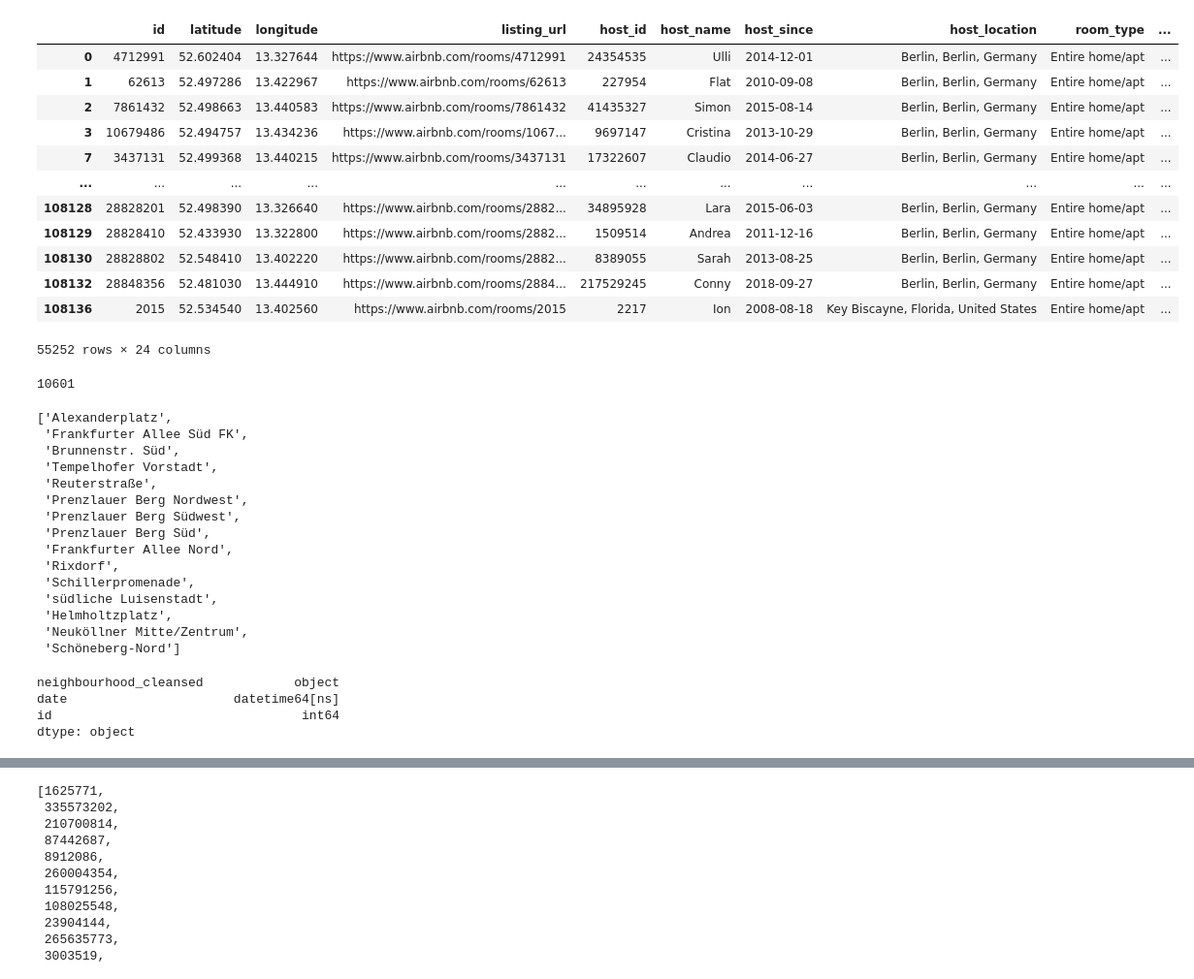
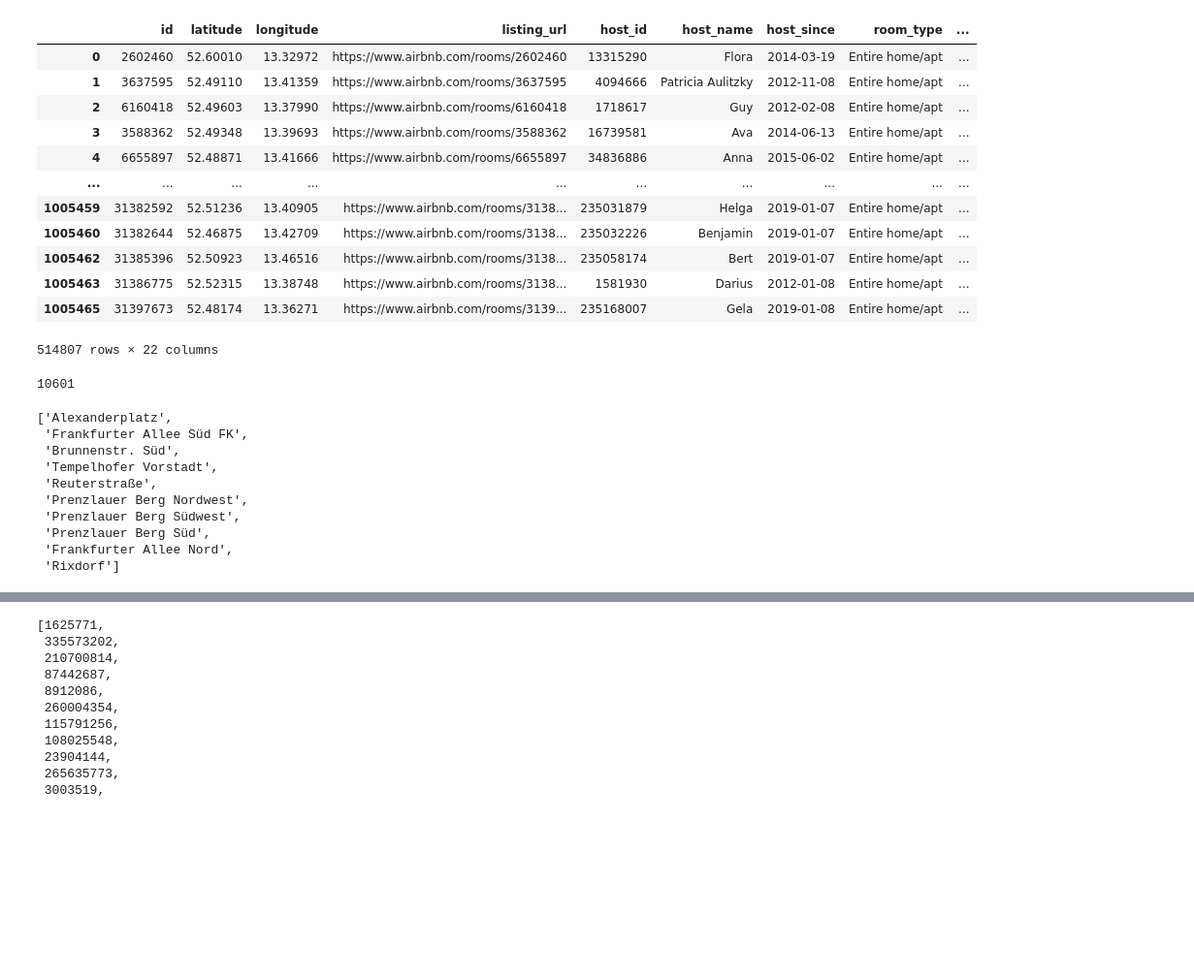
Before and after one commit to joao-dias-25/Airbnb-Dynamics-Berlin, a Jupyter notebook: agg_ploting.ipynb, the cells around one changed output, grey strips where cells are left out. Shown at 97% size. Cells and saved outputs as stored; diff of their text form; code cells hidden in the pictures; blank space fills up the shorter version.

```diff
--- a/agg_ploting.ipynb
+++ b/agg_ploting.ipynb
@@ -7,23 +18,20 @@ import seaborn as sns
 # %%
-# Entire_home_apt.csv
-# id_neighbordhood_date.csv
-
-df=pd.read_csv('../Final/Berlin/merge_data_files/Entire_home_apt_5y.csv' ,low_memory=False,index_col=0)
+df=pd.read_csv('../Final/Berlin/merge_data_files/Entire_home_apt.csv',low_memory=False,index_col=0)
 df
 # %% [output]
-|  | id | latitude | longitude | listing_url | host_id | host_name | host_since | host_location | room_type | ... |
-| 0 | 4712991 | 52.602404 | 13.327644 | https://www.airbnb.com/rooms/4712991 | 24354535 | Ulli | 2014-12-01 | Berlin, Berlin, Germany | Entire home/apt | ... |
-| 1 | 62613 | 52.497286 | 13.422967 | https://www.airbnb.com/rooms/62613 | 227954 | Flat | 2010-09-08 | Berlin, Berlin, Germany | Entire home/apt | ... |
-| 2 | 7861432 | 52.498663 | 13.440583 | https://www.airbnb.com/rooms/7861432 | 41435327 | Simon | 2015-08-14 | Berlin, Berlin, Germany | Entire home/apt | ... |
-| 3 | 10679486 | 52.494757 | 13.434236 | https://www.airbnb.com/rooms/1067... | 9697147 | Cristina | 2013-10-29 | Berlin, Berlin, Germany | Entire home/apt | ... |
-| 7 | 3437131 | 52.499368 | 13.440215 | https://www.airbnb.com/rooms/3437131 | 17322607 | Claudio | 2014-06-27 | Berlin, Berlin, Germany | Entire home/apt | ... |
-| ... | ... | ... | ... | ... | ... | ... | ... | ... | ... | ... |
-| 108128 | 28828201 | 52.498390 | 13.326640 | https://www.airbnb.com/rooms/2882... | 34895928 | Lara | 2015-06-03 | Berlin, Berlin, Germany | Entire home/apt | ... |
-| 108129 | 28828410 | 52.433930 | 13.322800 | https://www.airbnb.com/rooms/2882... | 1509514 | Andrea | 2011-12-16 | Berlin, Berlin, Germany | Entire home/apt | ... |
-| 108130 | 28828802 | 52.548410 | 13.402220 | https://www.airbnb.com/rooms/2882... | 8389055 | Sarah | 2013-08-25 | Berlin, Berlin, Germany | Entire home/apt | ... |
-| 108132 | 28848356 | 52.481030 | 13.444910 | https://www.airbnb.com/rooms/2884... | 217529245 | Conny | 2018-09-27 | Berlin, Berlin, Germany | Entire home/apt | ... |
-| 108136 | 2015 | 52.534540 | 13.402560 | https://www.airbnb.com/rooms/2015 | 2217 | Ion | 2008-08-18 | Key Biscayne, Florida, United States | Entire home/apt | ... |
+|  | id | latitude | longitude | listing_url | host_id | host_name | host_since | room_type | ... |
+| 0 | 2602460 | 52.60010 | 13.32972 | https://www.airbnb.com/rooms/2602460 | 13315290 | Flora | 2014-03-19 | Entire home/apt | ... |
+| 1 | 3637595 | 52.49110 | 13.41359 | https://www.airbnb.com/rooms/3637595 | 4094666 | Patricia Aulitzky | 2012-11-08 | Entire home/apt | ... |
+| 2 | 6160418 | 52.49603 | 13.37990 | https://www.airbnb.com/rooms/6160418 | 1718617 | Guy | 2012-02-08 | Entire home/apt | ... |
+| 3 | 3588362 | 52.49348 | 13.39693 | https://www.airbnb.com/rooms/3588362 | 16739581 | Ava | 2014-06-13 | Entire home/apt | ... |
+| 4 | 6655897 | 52.48871 | 13.41666 | https://www.airbnb.com/rooms/6655897 | 34836886 | Anna | 2015-06-02 | Entire home/apt | ... |
+| ... | ... | ... | ... | ... | ... | ... | ... | ... | ... |
+| 1005459 | 31382592 | 52.51236 | 13.40905 | https://www.airbnb.com/rooms/3138... | 235031879 | Helga | 2019-01-07 | Entire home/apt | ... |
+| 1005460 | 31382644 | 52.46875 | 13.42709 | https://www.airbnb.com/rooms/3138... | 235032226 | Benjamin | 2019-01-07 | Entire home/apt | ... |
+| 1005462 | 31385396 | 52.50923 | 13.46516 | https://www.airbnb.com/rooms/3138... | 235058174 | Bert | 2019-01-07 | Entire home/apt | ... |
+| 1005463 | 31386775 | 52.52315 | 13.38748 | https://www.airbnb.com/rooms/3138... | 1581930 | Darius | 2012-01-08 | Entire home/apt | ... |
+| 1005465 | 31397673 | 52.48174 | 13.36271 | https://www.airbnb.com/rooms/3139... | 235168007 | Gela | 2019-01-08 | Entire home/apt | ... |
-55252 rows × 24 columns
+514807 rows × 22 columns
 # %%
 
 df.loc[df.date=='2020-05-14'].host_id.nunique()
@@ -32,8 +40,8 @@ df.loc[df.date=='2020-05-14'].host_id.nunique()
 # %%
 #find the top 20 districts
 
-top15=df.loc[df.date=='2020-05-14']['neighbourhood_cleansed'].value_counts()[:15].index.tolist()
-top15
+top10=df.loc[df.date=='2020-05-14']['neighbourhood_cleansed'].value_counts()[:10].index.tolist()
+top10
 # %% [output]
 ['Alexanderplatz',
  'Frankfurter Allee Süd FK',
@@ -44,12 +52,7 @@ top15
  'Prenzlauer Berg Südwest',
  'Prenzlauer Berg Süd',
  'Frankfurter Allee Nord',
- 'Rixdorf',
- 'Schillerpromenade',
- 'südliche Luisenstadt',
- 'Helmholtzplatz',
- 'Neuköllner Mitte/Zentrum',
- 'Schöneberg-Nord']
+ 'Rixdorf']
 # %%
 df2=df.groupby(['neighbourhood_cleansed','date'],as_index=False).count()[['neighbourhood_cleansed','date','id']]
 # %%
@@ -57,10 +60,3 @@ df2=df2.sort_values(by=['id'], ascending=False)
 df2.date = pd.to_datetime(df2.date, format='%Y-%m-%d')
-# %%
-df2.dtypes
-# %% [output]
-neighbourhood_cleansed            object
-date                      datetime64[ns]
-id                                 int64
-dtype: object
 # %%
 toplot=df2.loc[df2['neighbourhood_cleansed'].isin(top15)]
```
Also changed, not shown: parts of 7 cells of this notebook, 3 other files.
